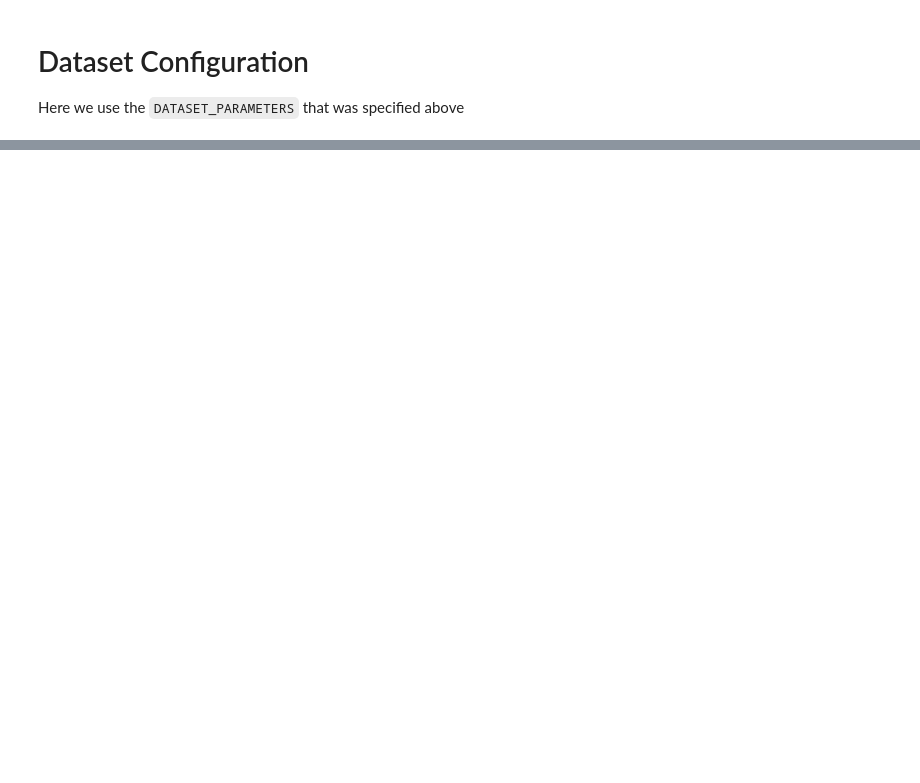
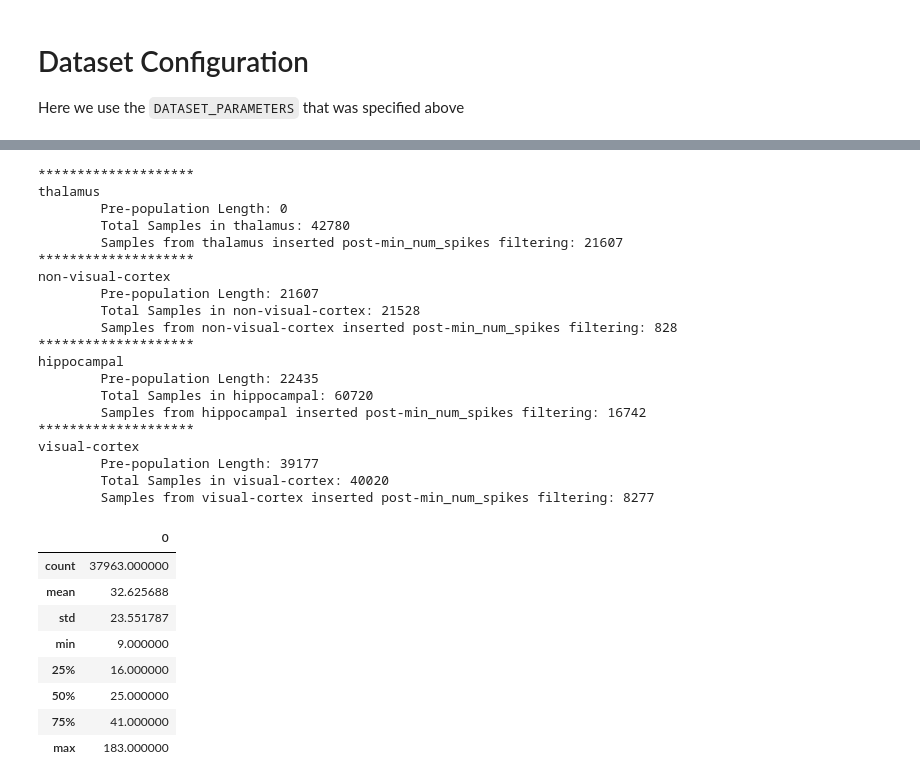
Before and after one commit to IanQS/neuromatch_project, a Jupyter notebook: steinmetz_modeling.ipynb, the cells around one changed output, grey strips where cells are left out. Cells and saved outputs as stored; diff of their text form; code cells hidden in the pictures; blank space fills up the shorter version.

```diff
--- a/steinmetz_modeling.ipynb
+++ b/steinmetz_modeling.ipynb
@@ -525,0 +471,68 @@ Have fun!
+# %%
+###################################################
+# TODO: Set parameters as you see fit!
+###################################################
+
+WINDOW_SIZE = 249
+TRAIN_TEST_SPLIT = 0.8  # 80% is training, 20% test
+SHUFFLE_DATASET = True
+FALSE_AS_0 = True  # Convert the false case to 0 instead of -
+USE_COARSE_DATASET = True
+WINDOW_CHOICE = WindowChoice.END
+MIN_NUM_SPIKES = 10  # The minimum number of spikes in the entire array for us to use it in the dataset
+
+assert 0 < TRAIN_TEST_SPLIT <= 1.0
+
+
+DATASET_PARAMETERS = dict()
+
+DATASET_PARAMETERS["window_choice"] = WINDOW_CHOICE
+DATASET_PARAMETERS["window_size"] = WINDOW_SIZE
+DATASET_PARAMETERS["train-test-split"] = TRAIN_TEST_SPLIT
+DATASET_PARAMETERS["shuffle"] = SHUFFLE_DATASET
+DATASET_PARAMETERS["false_as_0"] = FALSE_AS_0
+DATASET_PARAMETERS["coarse"] = USE_COARSE_DATASET
+DATASET_PARAMETERS["min_num_spikes"] = MIN_NUM_SPIKES
+# %%
+if DATASET_PARAMETERS["coarse"]:
+    Xs, ys = encode_coarse_data(
+        coarse_region_data_dict,
+        DATASET_PARAMETERS["min_num_spikes"]
+    )
+else:
+    raise NotImplementedError("Fine-Grained dataset not supported yet")
+X_train, X_test, y_train, y_test = create_dataset(DATASET_PARAMETERS, Xs, ys)
+
+summed_ax_1 = np.sum(X_train, axis=1) - 1  # Have to subtract 1 since our 1-hot encoding makes us have an "inflated" 1
+
+pd.DataFrame(summed_ax_1).describe()
+# %% [output]
+********************
+thalamus
+        Pre-population Length: 0
+        Total Samples in thalamus: 42780
+        Samples from thalamus inserted post-min_num_spikes filtering: 21607
+********************
+non-visual-cortex
+        Pre-population Length: 21607
+        Total Samples in non-visual-cortex: 21528
+        Samples from non-visual-cortex inserted post-min_num_spikes filtering: 828
+********************
+hippocampal
+        Pre-population Length: 22435
+        Total Samples in hippocampal: 60720
+        Samples from hippocampal inserted post-min_num_spikes filtering: 16742
+********************
+visual-cortex
+        Pre-population Length: 39177
+        Total Samples in visual-cortex: 40020
+        Samples from visual-cortex inserted post-min_num_spikes filtering: 8277
+|  | 0 |
+| count | 37963.000000 |
+| mean | 32.625688 |
+| std | 23.551787 |
+| min | 9.000000 |
+| 25% | 16.000000 |
+| 50% | 25.000000 |
+| 75% | 41.000000 |
+| max | 183.000000 |
```
Also changed, not shown: parts of 21 cells of this notebook.
